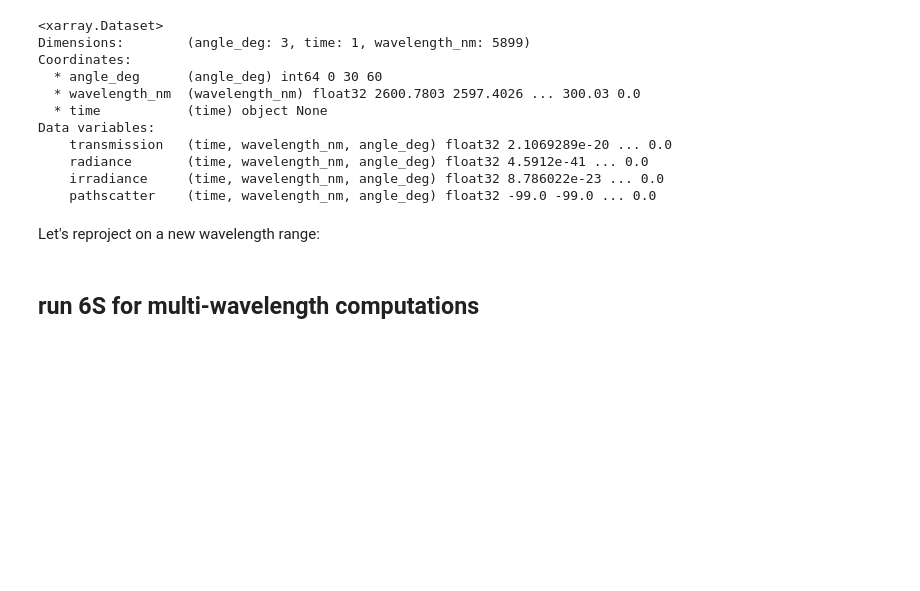
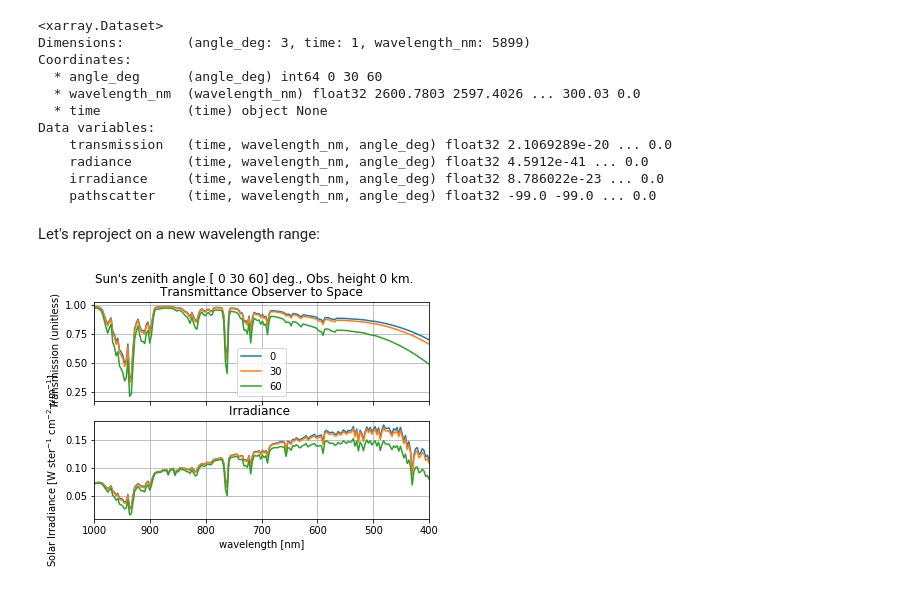
Before and after one commit to Tristanovsk/toa_simu, a Jupyter notebook: toa_simu/irradiance_for_henrique.ipynb, the cells around one changed output. Drawn from its saved outputs; the diff is of its cells as text; code cells hidden in the pictures; blank space fills up the shorter version.

```diff
--- a/toa_simu/irradiance_for_henrique.ipynb
+++ b/toa_simu/irradiance_for_henrique.ipynb
@@ -44,6 +44,11 @@ Data variables:
     pathscatter    (time, wavelength_nm, angle_deg) float32 -99.0 -99.0 ... 0.0
 # %% [markdown]
 Let's reproject on a new wavelength range:
-# %% [markdown]
-
-##     run 6S for multi-wavelength computations
+# %%
+import numpy as np
+wl = np.linspace(400, 1000, 200)
+TR_sub = TR.interp(wavelength_nm=wl)
+# %%
+lp.plotirrad(TR_sub,c1)
+# %% [output]
+[figure, added]
```
Also changed, not shown: parts of 8 cells of this notebook.
